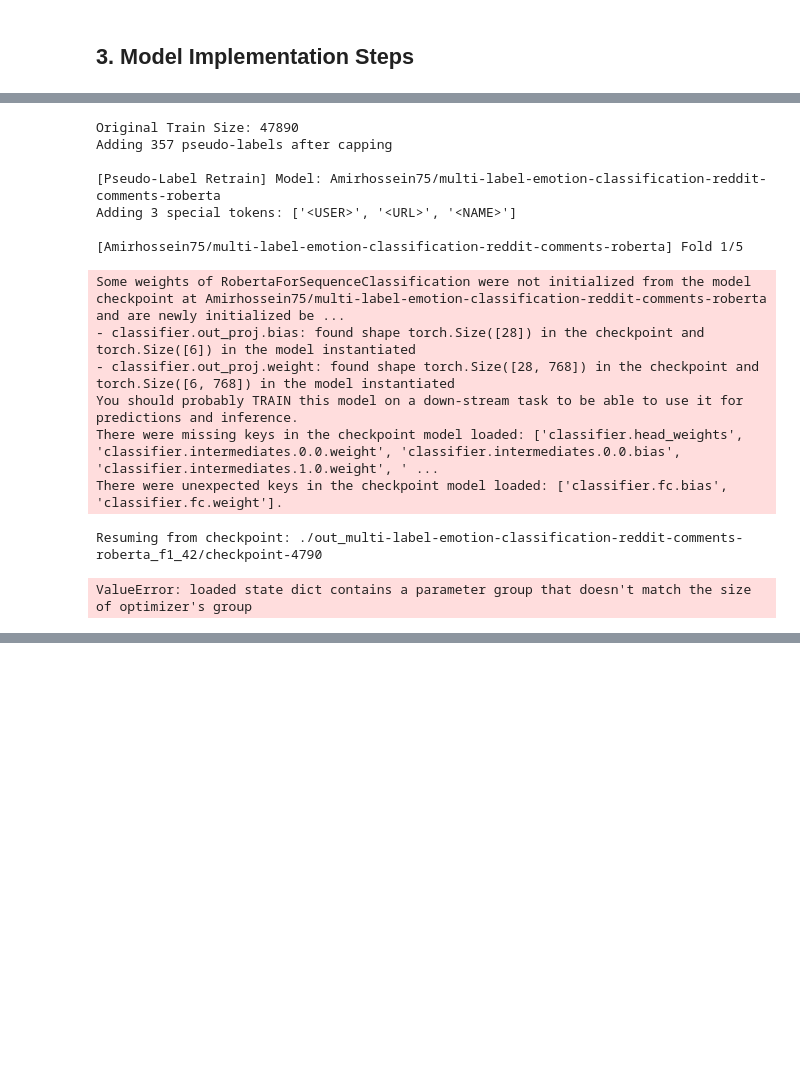
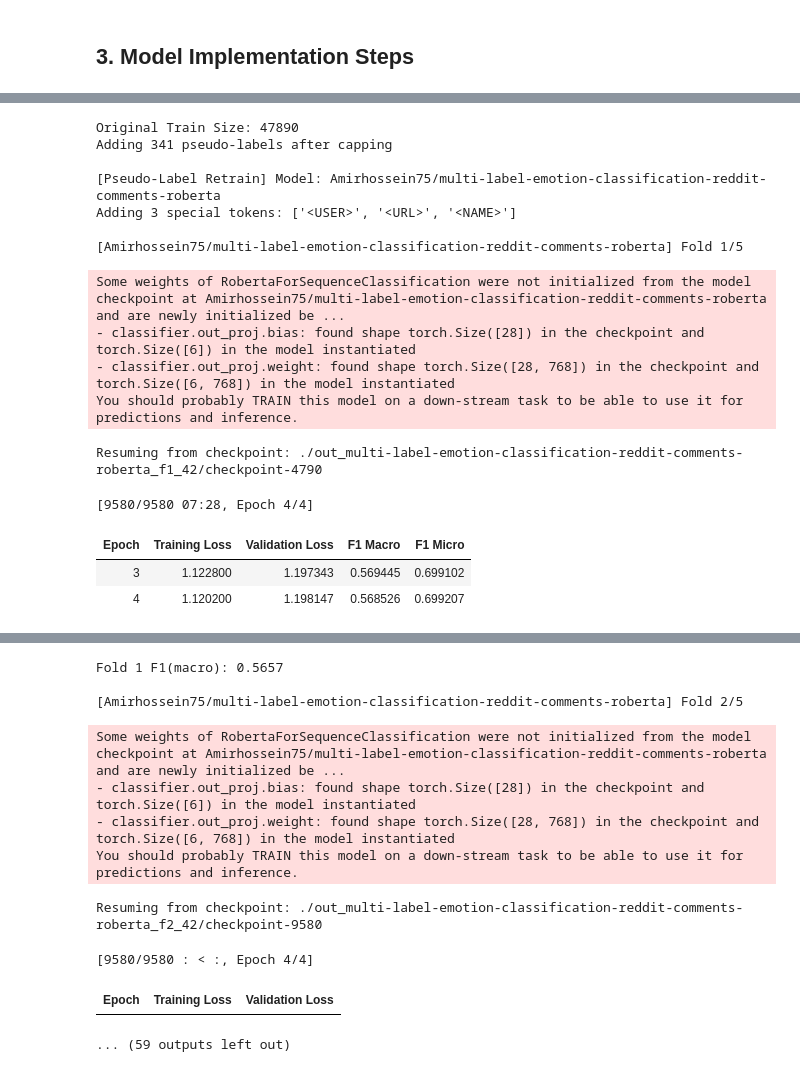
Before and after one commit to attackofthetitan/DM2025-Lab2-Exercise, a Jupyter notebook: DM2025-Lab2-Homework.ipynb, the cells around one changed output, grey strips where cells are left out. Drawn from its saved outputs; the diff is of its cells as text; code cells hidden in the pictures; blank space fills up the shorter version.

```diff
--- a/DM2025-Lab2-Homework.ipynb
+++ b/DM2025-Lab2-Homework.ipynb
@@ -889,36 +886,38 @@ pseudo_all_oof = []
 for name in backbones:
     hp = cfgs.get(name, {"lr": 1e-5, "epochs": 3})
     for s in SEEDS:
         safe_lr = hp["lr"] * 0.6
 
         print(f"\n[Pseudo-Label Retrain] Model: {name}")
 
         oof, test_logits = train_folds(
             name,
             n_splits=5,
             lr=safe_lr,
             epochs=hp["epochs"],
             bsz=16,
-            max_len=128,
+            max_len=160,
             seed=s,
             wd=0.01,
-            multihead=True,
+            head_dropout=0.1,
+            # multihead=True,
         )
         pseudo_all_test_logits.append(test_logits)
         pseudo_all_oof.append(oof)
 # %% [output]
 Original Train Size: 47890
-Adding 357 pseudo-labels after capping
+Adding 341 pseudo-labels after capping
 
 [Pseudo-Label Retrain] Model: Amirhossein75/multi-label-emotion-classification-reddit-comments-roberta
 Adding 3 special tokens: ['<USER>', '<URL>', '<NAME>']
 
 [Amirhossein75/multi-label-emotion-classification-reddit-comments-roberta] Fold 1/5
 Some weights of RobertaForSequenceClassification were not initialized from the model checkpoint at Amirhossein75/multi-label-emotion-classification-reddit-comments-roberta and are newly initialized be ...
 - classifier.out_proj.bias: found shape torch.Size([28]) in the checkpoint and torch.Size([6]) in the model instantiated
 - classifier.out_proj.weight: found shape torch.Size([28, 768]) in the checkpoint and torch.Size([6, 768]) in the model instantiated
 You should probably TRAIN this model on a down-stream task to be able to use it for predictions and inference.
-There were missing keys in the checkpoint model loaded: ['classifier.head_weights', 'classifier.intermediates.0.0.weight', 'classifier.intermediates.0.0.bias', 'classifier.intermediates.1.0.weight', ' ...
-There were unexpected keys in the checkpoint model loaded: ['classifier.fc.bias', 'classifier.fc.weight'].
 Resuming from checkpoint: ./out_multi-label-emotion-classification-reddit-comments-roberta_f1_42/checkpoint-4790
-ValueError: loaded state dict contains a parameter group that doesn't match the size of optimizer's group
+[9580/9580 07:28, Epoch 4/4]
+| Epoch | Training Loss | Validation Loss | F1 Macro | F1 Micro |
+| 3 | 1.122800 | 1.197343 | 0.569445 | 0.699102 |
+| 4 | 1.120200 | 1.198147 | 0.568526 | 0.699207 |
@@ -925 +926,12 @@ ValueError: loaded state dict contains a parameter group that doesn't match the
+Fold 1 F1(macro): 0.5657
+
+[Amirhossein75/multi-label-emotion-classification-reddit-comments-roberta] Fold 2/5
+Some weights of RobertaForSequenceClassification were not initialized from the model checkpoint at Amirhossein75/multi-label-emotion-classification-reddit-comments-roberta and are newly initialized be ...
+- classifier.out_proj.bias: found shape torch.Size([28]) in the checkpoint and torch.Size([6]) in the model instantiated
+- classifier.out_proj.weight: found shape torch.Size([28, 768]) in the checkpoint and torch.Size([6, 768]) in the model instantiated
+You should probably TRAIN this model on a down-stream task to be able to use it for predictions and inference.
+Resuming from checkpoint: ./out_multi-label-emotion-classification-reddit-comments-roberta_f2_42/checkpoint-9580
+[9580/9580 : < :, Epoch 4/4]
+| Epoch | Training Loss | Validation Loss |
+... (59 outputs left out)
 # %%
```
Also changed, not shown: parts of 7 cells of this notebook, 1 other file.
